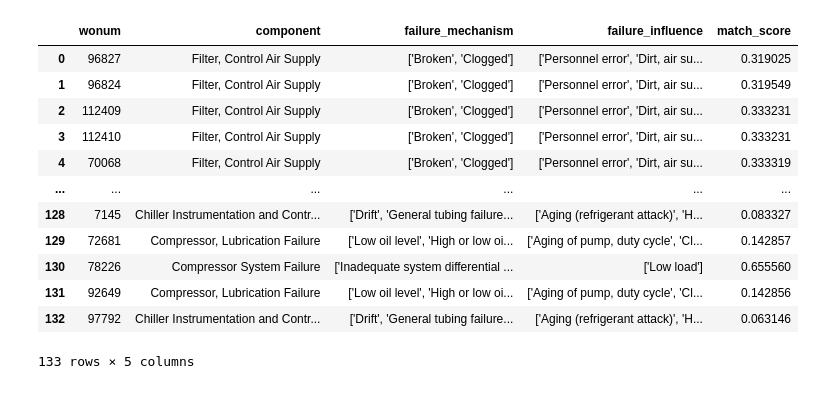
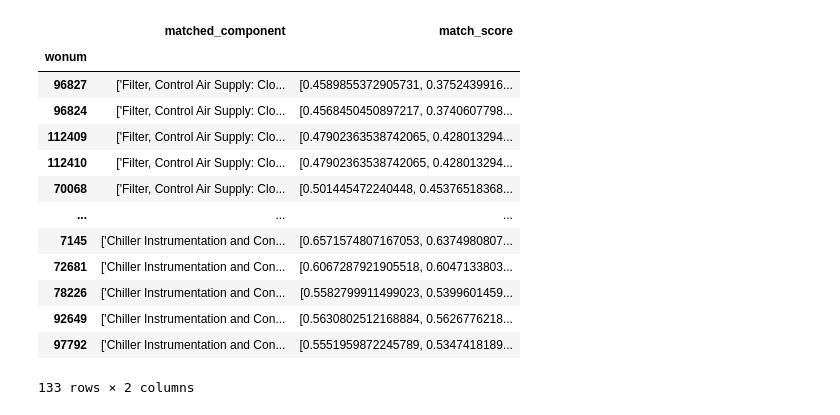
Before and after one commit to Langbridge/uot-matching, a Jupyter notebook: cbm-gre/eval_cbm_matching.ipynb, the cells around one changed output. Saved outputs shown, nothing was run; the diff lists cells and outputs as text; code cells hidden in the pictures.

Commit message:
update cbm fmea matching to be top-3

```diff
--- a/cbm-gre/eval_cbm_matching.ipynb
+++ b/cbm-gre/eval_cbm_matching.ipynb
@@ -8,27 +7,33 @@ cols_of_interest = ['wonum', 'component', 'failure_mechanism', 'failure_influenc
 # %%
-uot = pd.read_csv('enriched_work_orders_uot.csv') # (0.99, 0.75)
-cossim = pd.read_csv('enriched_work_orders_cossim.csv')
-gt = pd.read_csv('enriched_work_orders_with_manual_validation.csv')
+uot = pd.read_csv('enriched_work_orders_uot.csv').set_index('wonum') # (0.99, 0.75)
+cossim = pd.read_csv('enriched_work_orders_cossim.csv').set_index('wonum')
+gt = pd.read_csv('enriched_work_orders_with_manual_validation.csv').set_index('wonum')
 # %%
-uot = uot[cols_of_interest+['match_score']]
-cossim = cossim[cols_of_interest+['match_score']]
-gt = gt[['wonum'] + [x+'_expert_selected' for x in cols_of_interest[1:]]]
+uot = uot[['matched_component', 'match_score']]
+cossim = cossim[['matched_component', 'match_score']]
 
-uot
+gt = gt[['component_expert_selected']]
+selection_map = gt['component_expert_selected'].fillna('').apply(len) > 0.0
+
+uot = uot.loc[selection_map.index]
+cossim = cossim.loc[selection_map.index]
+
+cossim
 # %% [output]
-|  | wonum | component | failure_mechanism | failure_influence | match_score |
-| 0 | 96827 | Filter, Control Air Supply | ['Broken', 'Clogged'] | ['Personnel error', 'Dirt, air su... | 0.319025 |
-| 1 | 96824 | Filter, Control Air Supply | ['Broken', 'Clogged'] | ['Personnel error', 'Dirt, air su... | 0.319549 |
-| 2 | 112409 | Filter, Control Air Supply | ['Broken', 'Clogged'] | ['Personnel error', 'Dirt, air su... | 0.333231 |
-| 3 | 112410 | Filter, Control Air Supply | ['Broken', 'Clogged'] | ['Personnel error', 'Dirt, air su... | 0.333231 |
-| 4 | 70068 | Filter, Control Air Supply | ['Broken', 'Clogged'] | ['Personnel error', 'Dirt, air su... | 0.333319 |
-| ... | ... | ... | ... | ... | ... |
-| 128 | 7145 | Chiller Instrumentation and Contr... | ['Drift', 'General tubing failure... | ['Aging (refrigerant attack)', 'H... | 0.083327 |
-| 129 | 72681 | Compressor, Lubrication Failure | ['Low oil level', 'High or low oi... | ['Aging of pump, duty cycle', 'Cl... | 0.142857 |
-| 130 | 78226 | Compressor System Failure | ['Inadequate system differential ... | ['Low load'] | 0.655560 |
-| 131 | 92649 | Compressor, Lubrication Failure | ['Low oil level', 'High or low oi... | ['Aging of pump, duty cycle', 'Cl... | 0.142856 |
-| 132 | 97792 | Chiller Instrumentation and Contr... | ['Drift', 'General tubing failure... | ['Aging (refrigerant attack)', 'H... | 0.063146 |
+|  | matched_component | match_score |
+| wonum |  |  |
+| 96827 | ['Filter, Control Air Supply: Clo... | [0.4589855372905731, 0.3752439916... |
+| 96824 | ['Filter, Control Air Supply: Clo... | [0.4568450450897217, 0.3740607798... |
+| 112409 | ['Filter, Control Air Supply: Clo... | [0.47902363538742065, 0.428013294... |
+| 112410 | ['Filter, Control Air Supply: Clo... | [0.47902363538742065, 0.428013294... |
+| 70068 | ['Filter, Control Air Supply: Clo... | [0.501445472240448, 0.45376518368... |
+| ... | ... | ... |
+| 7145 | ['Chiller Instrumentation and Con... | [0.6571574807167053, 0.6374980807... |
+| 72681 | ['Chiller Instrumentation and Con... | [0.6067287921905518, 0.6047133803... |
+| 78226 | ['Chiller Instrumentation and Con... | [0.5582799911499023, 0.5399601459... |
+| 92649 | ['Chiller Instrumentation and Con... | [0.5630802512168884, 0.5626776218... |
+| 97792 | ['Chiller Instrumentation and Con... | [0.5551959872245789, 0.5347418189... |
-133 rows × 5 columns
+133 rows × 2 columns
 # %%
 gt = gt.fillna('[]')
 
```
Also changed, not shown: parts of 8 cells of this notebook, 2 other files.
